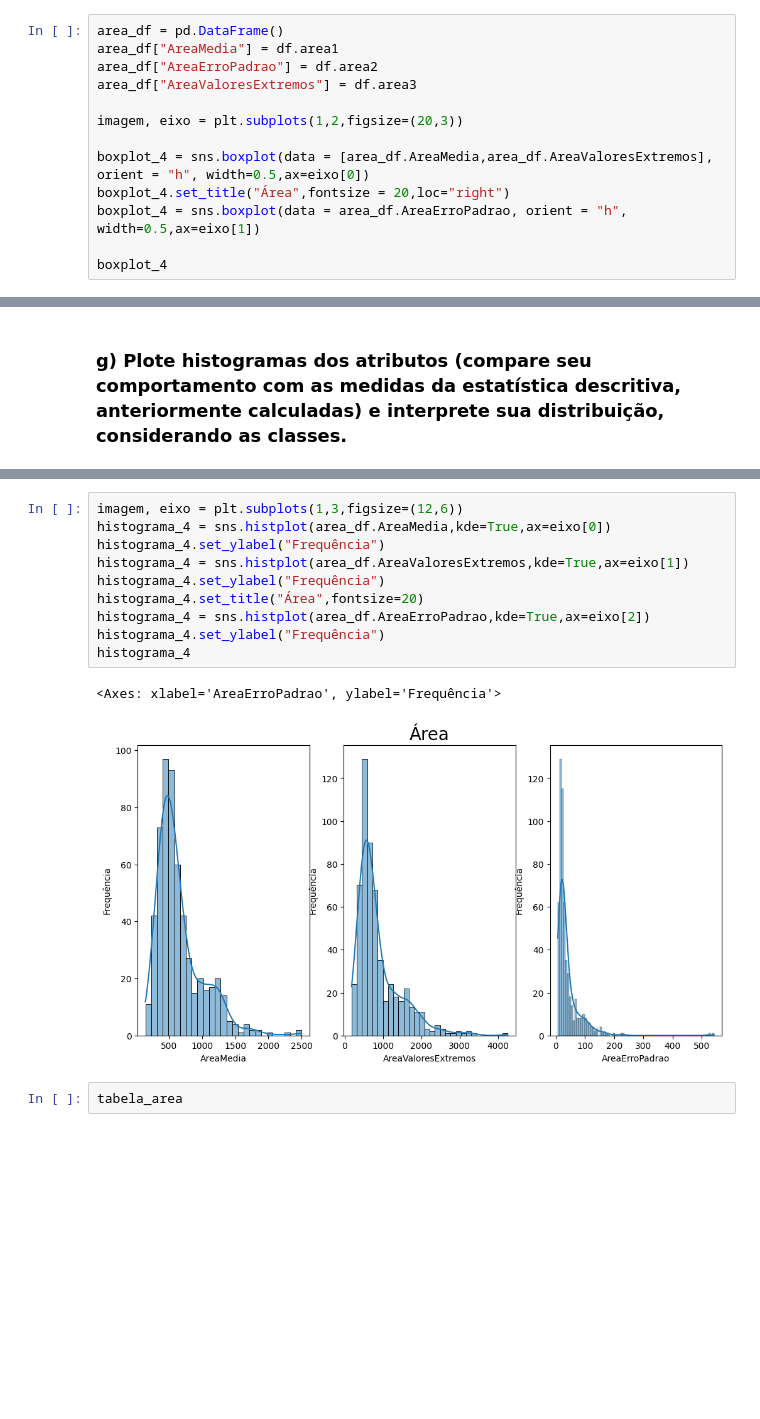
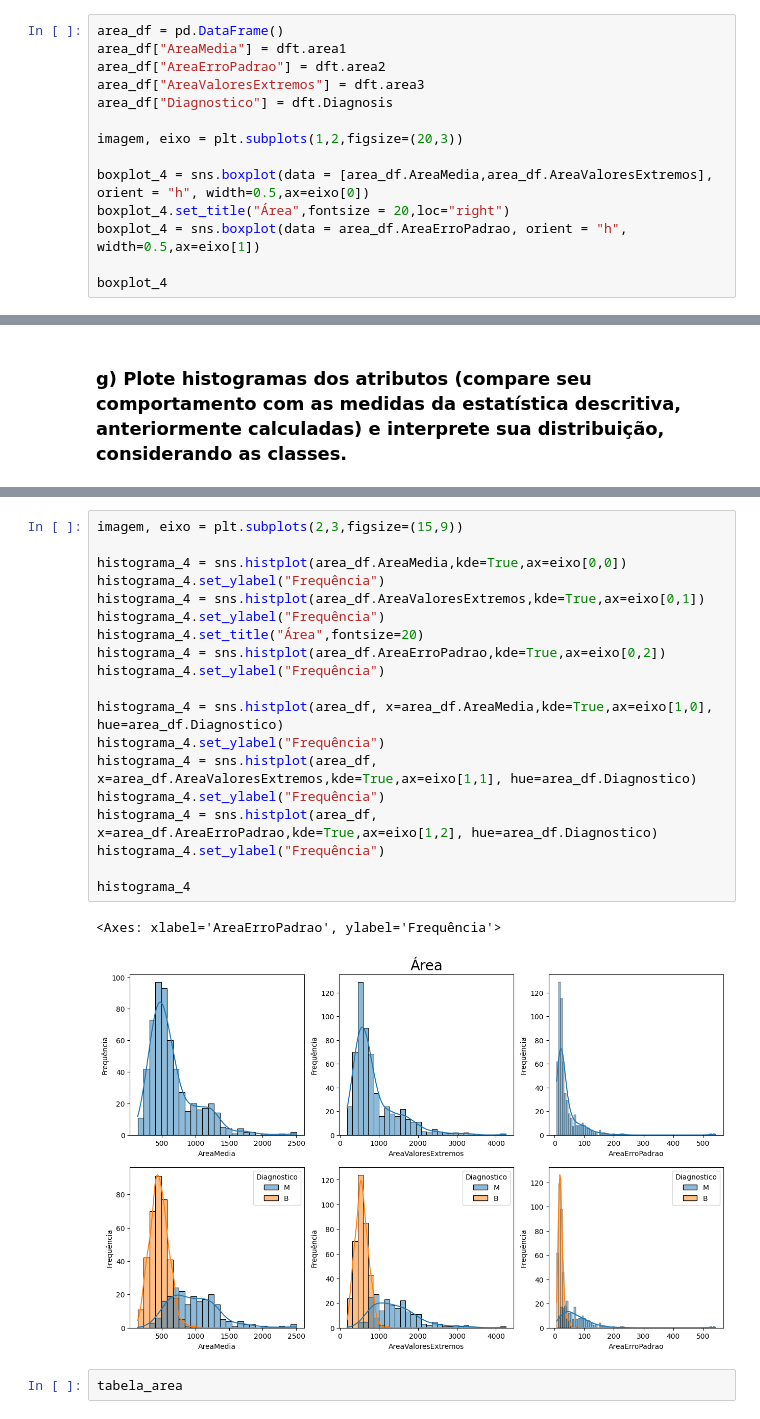
Before and after one commit to hevertonreis-hsrn/ENGG67_IAM, a Jupyter notebook: IAM_AVA01_GiovaneSantana_HevertonReis.ipynb, the cells around one changed output, grey strips where cells are left out. Saved outputs shown, nothing was run; the diff lists cells and outputs as text; blank space fills up the shorter version.

```diff
--- a/IAM_AVA01_GiovaneSantana_HevertonReis.ipynb
+++ b/IAM_AVA01_GiovaneSantana_HevertonReis.ipynb
@@ -484,9 +534,10 @@ Todos os atributos indicam uma distribuição relativamente assimétrica à dire
 Os valores extremos apresentam uma dispersão maior que média do atributo e o erro padrão está relativamente concentrado.
 # %%
 area_df = pd.DataFrame()
-area_df["AreaMedia"] = df.area1
-area_df["AreaErroPadrao"] = df.area2
-area_df["AreaValoresExtremos"] = df.area3
+area_df["AreaMedia"] = dft.area1
+area_df["AreaErroPadrao"] = dft.area2
+area_df["AreaValoresExtremos"] = dft.area3
+area_df["Diagnostico"] = dft.Diagnosis
 
 imagem, eixo = plt.subplots(1,2,figsize=(20,3))
 
@@ -842,16 +996,25 @@ Características semelhantes aos outros atributos do perímetro, mas dado o grau
 # %%
-imagem, eixo = plt.subplots(1,3,figsize=(12,6))
-histograma_4 = sns.histplot(area_df.AreaMedia,kde=True,ax=eixo[0])
+imagem, eixo = plt.subplots(2,3,figsize=(15,9))
+
+histograma_4 = sns.histplot(area_df.AreaMedia,kde=True,ax=eixo[0,0])
 histograma_4.set_ylabel("Frequência")
-histograma_4 = sns.histplot(area_df.AreaValoresExtremos,kde=True,ax=eixo[1])
+histograma_4 = sns.histplot(area_df.AreaValoresExtremos,kde=True,ax=eixo[0,1])
 histograma_4.set_ylabel("Frequência")
 histograma_4.set_title("Área",fontsize=20)
-histograma_4 = sns.histplot(area_df.AreaErroPadrao,kde=True,ax=eixo[2])
+histograma_4 = sns.histplot(area_df.AreaErroPadrao,kde=True,ax=eixo[0,2])
 histograma_4.set_ylabel("Frequência")
+
+histograma_4 = sns.histplot(area_df, x=area_df.AreaMedia,kde=True,ax=eixo[1,0], hue=area_df.Diagnostico)
+histograma_4.set_ylabel("Frequência")
+histograma_4 = sns.histplot(area_df, x=area_df.AreaValoresExtremos,kde=True,ax=eixo[1,1], hue=area_df.Diagnostico)
+histograma_4.set_ylabel("Frequência")
+histograma_4 = sns.histplot(area_df, x=area_df.AreaErroPadrao,kde=True,ax=eixo[1,2], hue=area_df.Diagnostico)
+histograma_4.set_ylabel("Frequência")
+
 histograma_4
 # %% [output]
 <Axes: xlabel='AreaErroPadrao', ylabel='Frequência'>
-[figure, old version]
+[figure, new version]
 # %%
 tabela_area
 # %% [output]
```
Also changed, not shown: parts of 67 cells of this notebook.
